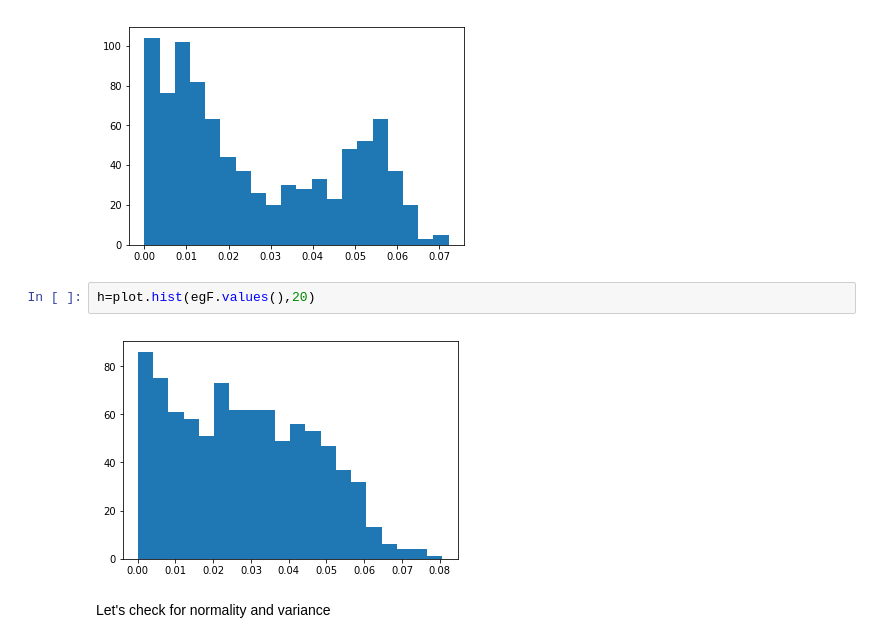
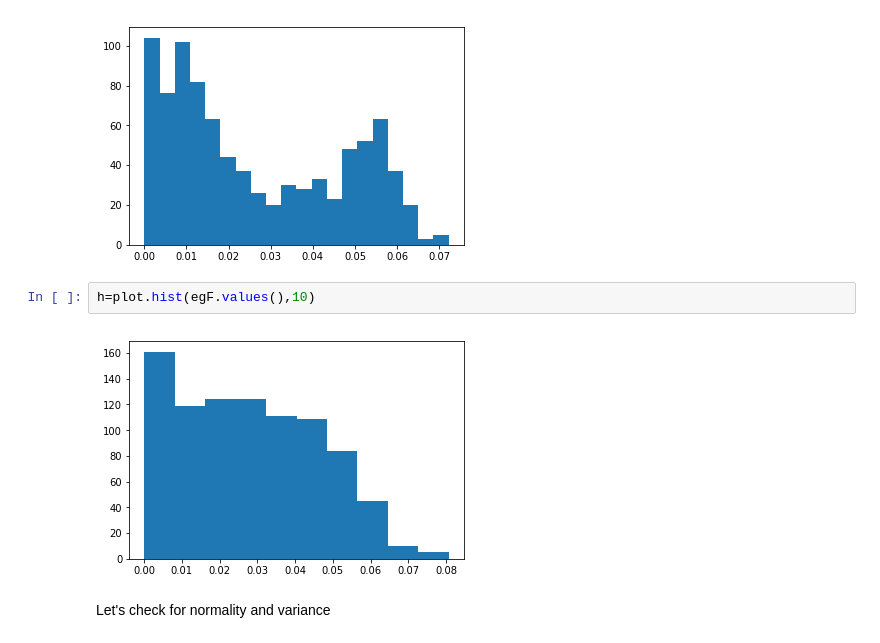
Before and after one commit to HantzSPS/Network-Analysis, a Jupyter notebook: Data620_project1.ipynb, the cells around one changed output. Drawn from its saved outputs; the diff is of its cells as text.

```diff
--- a/Data620_project1.ipynb
+++ b/Data620_project1.ipynb
@@ -368,9 +369,9 @@ h=plot.hist(egM.values(),20)
 # %% [output]
 [figure]
 # %%
-h=plot.hist(egF.values(),20)
+h=plot.hist(egF.values(),10)
 # %% [output]
-[figure, old version]
+[figure, new version]
 # %% [markdown]
 Let's check for normality and variance
 # %%
```
Also changed, not shown: parts of 3 cells of this notebook.
